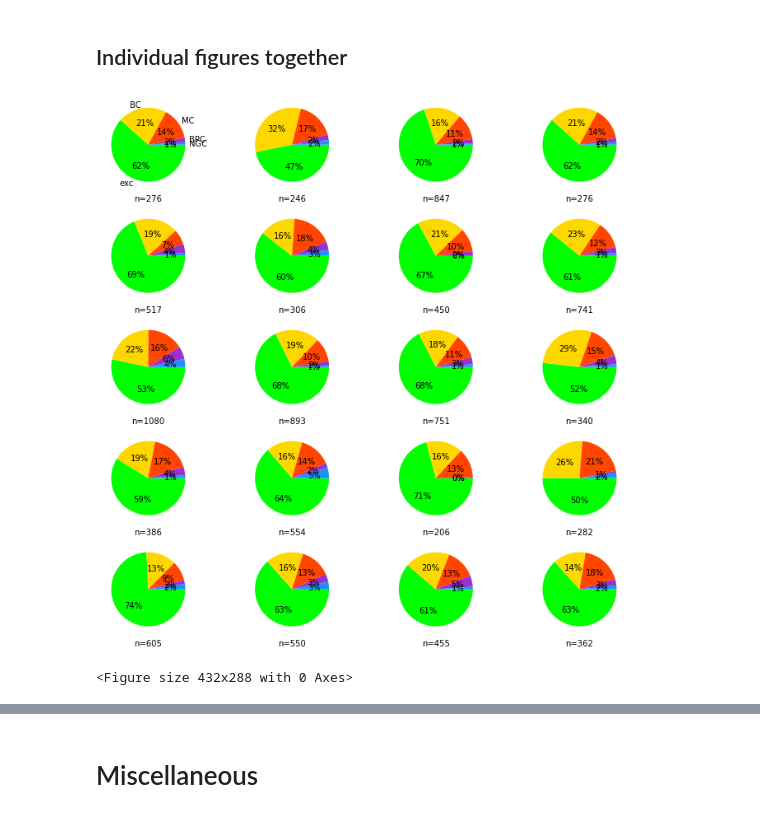
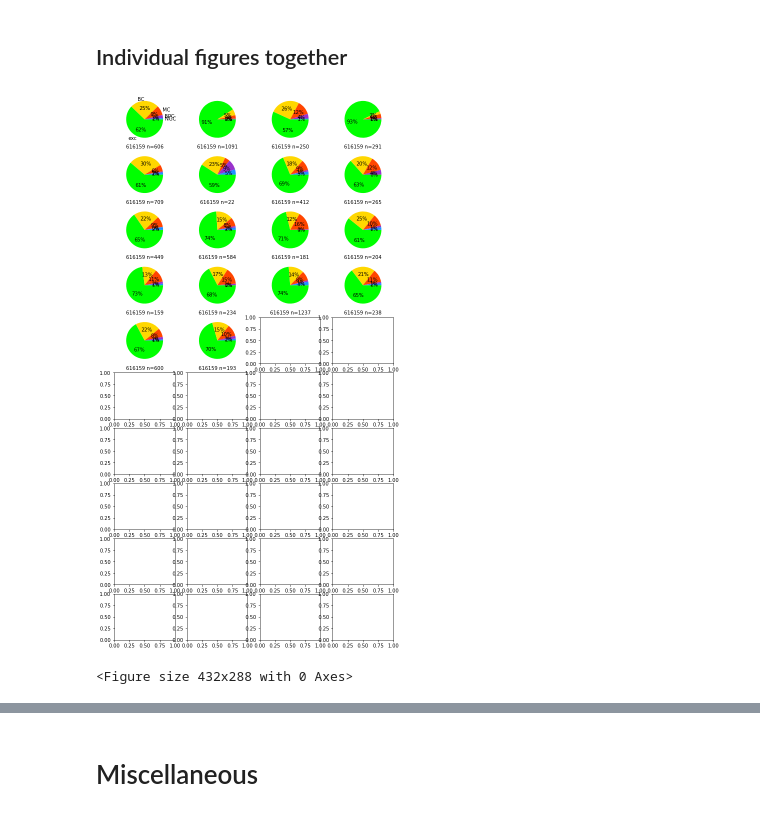
Before and after one commit to AlexTMallen/microns-synapse, a Jupyter notebook: src/subclass_cumulative_analysis.ipynb, the cells around one changed output, grey strips where cells are left out. Saved outputs shown, nothing was run; the diff lists cells and outputs as text; code cells hidden in the pictures.

```diff
--- a/src/subclass_cumulative_analysis.ipynb
+++ b/src/subclass_cumulative_analysis.ipynb
@@ -9,11 +9,13 @@ import warnings
 # %%
 cache_dir="..\\data\\"
 # %%
-results_dir = os.path.join(cache_dir, "results", "dendrite-clean-subclass")
+results_dir = os.path.join(cache_dir, "results", "5P_IT-clean-subclass")
+cumul_results_dir = os.path.join(results_dir, "cumulative")
+cumul_results_dict = dict()
 results_files = os.listdir(results_dir)
 results_json_files = [f for f in results_files if f.endswith(".json")]
-studied = set([int(f[:18]) for f in results_json_files])  # cell root ids of the studied cells
+studied = [int(f[:6]) for f in results_json_files]  # cell nucleus ids of the studied cells
 studied_str = str(len(studied))  # "_".join(map(str, studied))
-results_fname = f"{studied_str}_extended_proofread_cells"  # CHANGE THIS when changing data
-studied
+results_fname = f"{studied_str}_clean_cells"  # CHANGE THIS when changing data
+len(studied)
 # %% [output]
@@ -295,7 +308,11 @@ plt.legend()
 # %%
-# This cell (864691136812081779) has more outlier synapses
+# This cell (864691136812081779) has more outlier synapses  (this might just be due to n)
 o_syns = syn_dfs["exc"].iloc[outlier_idxs]
-for cell_id in o_syns.pre_pt_root_id.unique():
-    d = sum(o_syns.pre_pt_root_id == cell_id)
-    print(cell_id, d)
+expected = []
+observed = []
+for nuc_id in studied:
+    d = sum(o_syns.pre_pt_root_id == cells_by_nuc.pt_root_id.loc[nuc_id])
+    print(nuc_id, cells_by_nuc.pt_root_id.loc[nuc_id], d, ns[nuc_id], 100 * d/ns[nuc_id])
+    expected.append(ns[nuc_id] / n * 200)
+    observed.append(d)
 # %% [output]
@@ -367,20 +410,20 @@ soma-to-soma distance $\approx$ euclidean distance to synapse: https://neuromanc
 # %% [markdown]
 ## Individual figures together
 # %%
-fig, axes = plt.subplots(5, 4, figsize=(12, 12))
+fig, axes = plt.subplots(10, 4, figsize=(10, 20))
 axes = axes.flatten()
-inh_ps = list(p_post_syn_type_given_pre_23Ps[cell_id].values())
+inh_ps = list(p_post_syn_type_given_pre_23Ps[studied[0]].values())
 ps = [1 - sum(inh_ps)] + inh_ps
 axes[0].pie(ps, labels=cell_types, colors=plot_colors, autopct=lambda p: str(round(p)) + "%", counterclock=False)
-axes[0].set_xlabel("n=" + str(ns[cell_id]))
+axes[0].set_xlabel(str(studi) + " n=" + str(ns[studied[0]]))
 for i, cell_id in list(enumerate(studied))[1:]:
     inh_ps = list(p_post_syn_type_given_pre_23Ps[cell_id].values())
     ps = [1 - sum(inh_ps)] + inh_ps
     axes[i].pie(ps, colors=plot_colors, autopct=lambda p: str(round(p)) + "%", pctdistance=0.6, counterclock=False)
-    axes[i].set_xlabel("n=" + str(ns[cell_id]))
+    axes[i].set_xlabel(str(cell_id) + " n=" + str(ns[cell_id]))
 plt.show()
 plt.tight_layout()
 # %% [output]
-[figure, old version]
+[figure, new version]
 <Figure size 432x288 with 0 Axes>
 # %%
```
Also changed, not shown: parts of 39 cells of this notebook, 2 other files.
